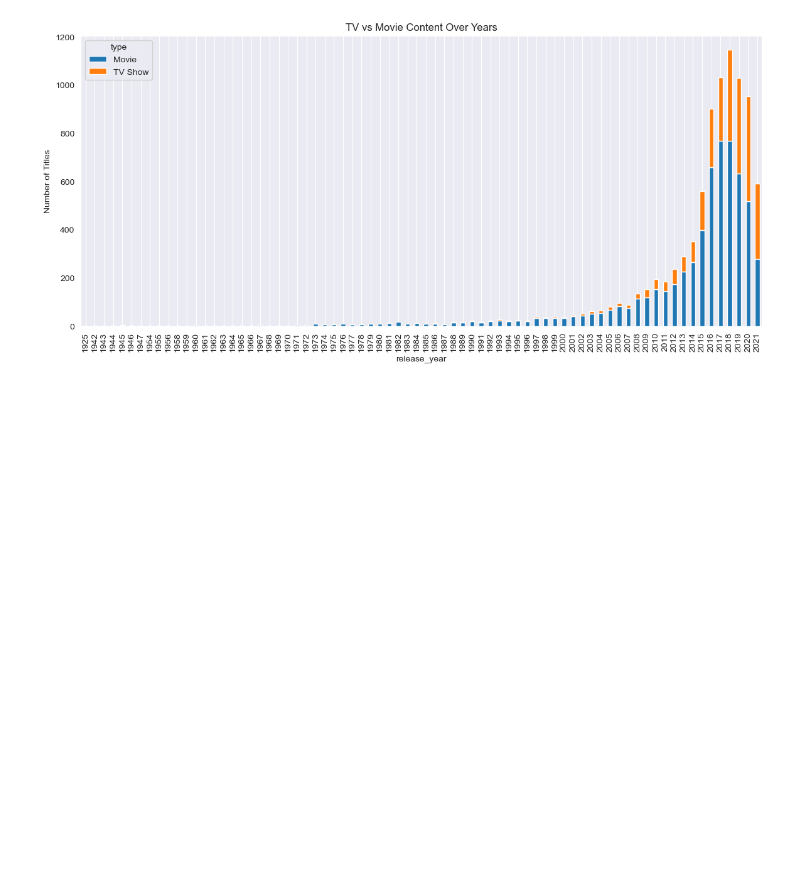
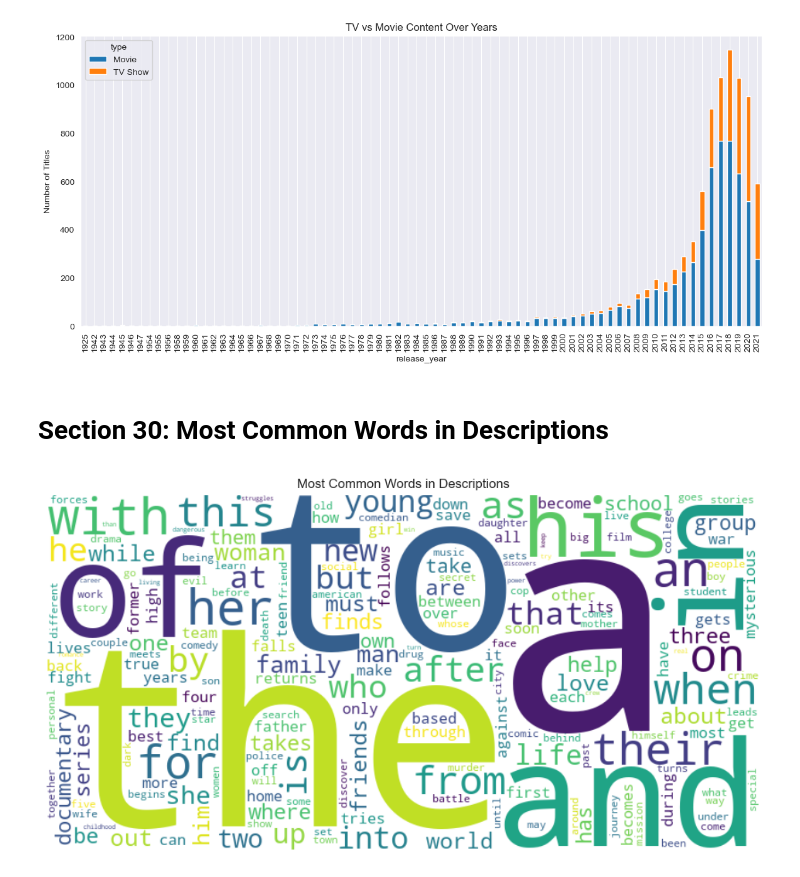
Before and after one commit to aghabidareh/NetflixAnalyzer, a Jupyter notebook: main.ipynb, the cells around one changed output. Saved outputs shown, nothing was run; the diff lists cells and outputs as text; code cells hidden in the pictures; blank space fills up the shorter version.

Commit message:
plots-and-graphs

```diff
--- a/main.ipynb
+++ b/main.ipynb
@@ -440,3 +440,22 @@ plt.grid(axis='y')
 plt.show()
 # %% [output]
 [figure]
+# %% [markdown]
+# Section 30: Most Common Words in Descriptions
+# %%
+# Basic NLP to find common words in descriptions
+from collections import Counter
+from wordcloud import WordCloud
+
+all_desc = ' '.join(df['description'].dropna())
+words = [word.lower() for word in all_desc.split() if word.isalpha()]
+word_counts = Counter(words)
+wc = WordCloud(width=800, height=400, background_color='white').generate_from_frequencies(word_counts)
+
+plt.figure(figsize=(14, 6))
+plt.imshow(wc, interpolation='bilinear')
+plt.axis('off')
+plt.title('Most Common Words in Descriptions')
+plt.show()
+# %% [output]
+[figure, added]
```
